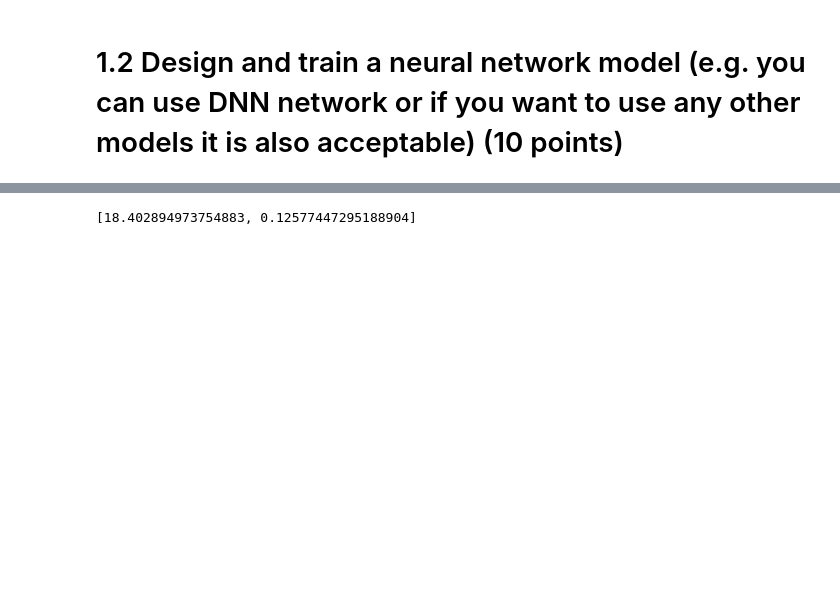
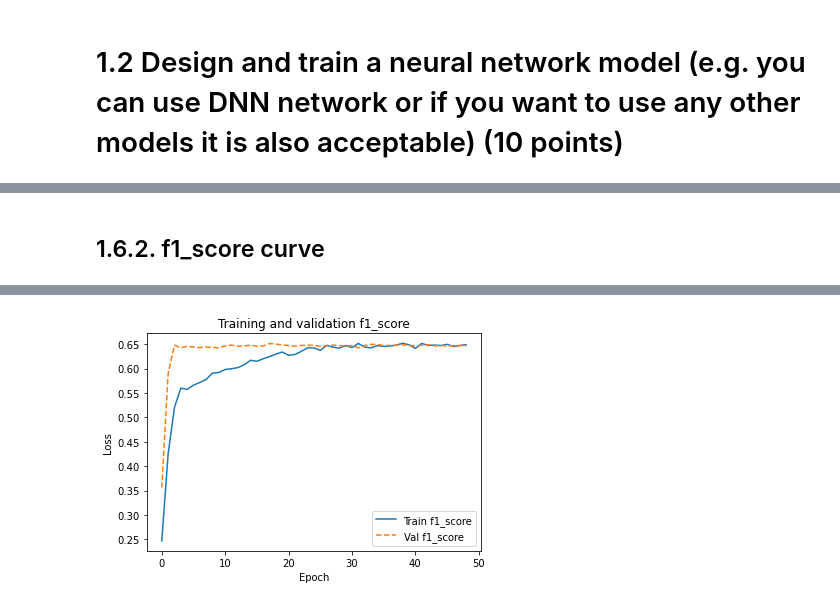
Before and after one commit to franciszero/AIDI-course, a Jupyter notebook: AIDI all solutions/AIDI 1002 Programming/Assign3/Fangji_Chen_Assignment-3.ipynb, the cells around one changed output, grey strips where cells are left out. Drawn from its saved outputs; the diff is of its cells as text; code cells hidden in the pictures; blank space fills up the shorter version.

```diff
--- a/AIDI all solutions/AIDI 1002 Programming/Assign3/Fangji_Chen_Assignment-3.ipynb
+++ b/AIDI all solutions/AIDI 1002 Programming/Assign3/Fangji_Chen_Assignment-3.ipynb
@@ -386,2 +688,5 @@ _________________________________________________________________
+# %% [markdown]
+## 1.6.2. f1_score curve
 # %%
+plot_loss(training_history, 'f1', label="f1_score", title='Training and validation f1_score')
 # %% [output]
@@ -389 +693 @@ _________________________________________________________________
-[18.402894973754883, 0.12577447295188904]
+[figure, added]
```
Also changed, not shown: parts of 57 cells of this notebook, 2 other files.
